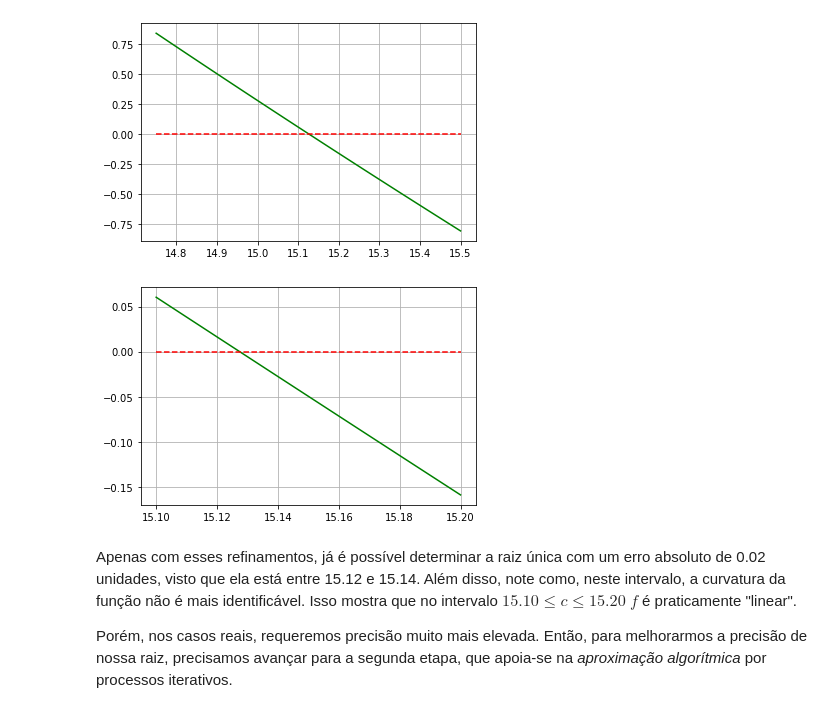
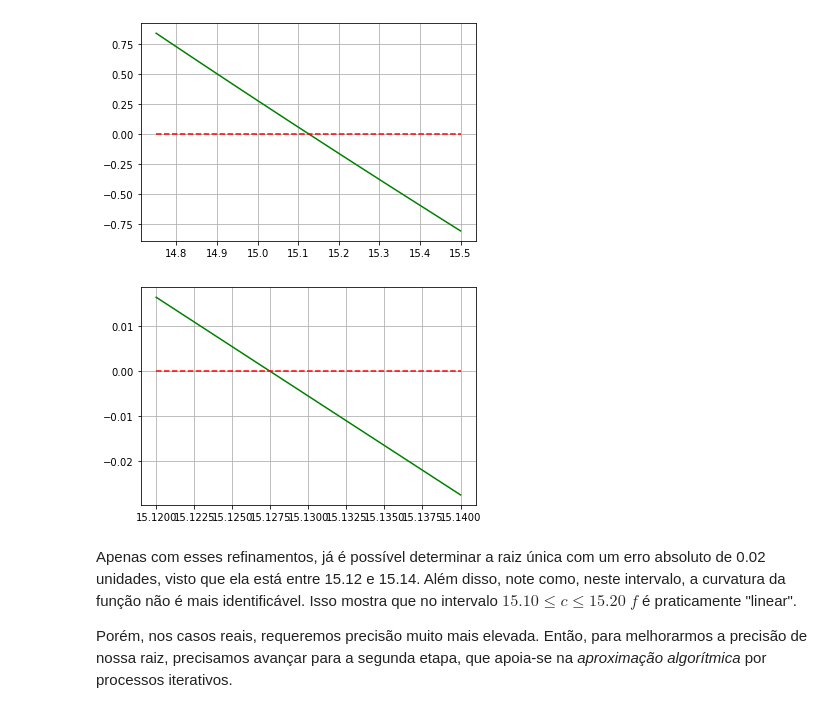
Before and after one commit to gcpeixoto/LVMN, a Jupyter notebook: _build/jupyter_execute/aula-03-analise-grafica.ipynb, the cells around one changed output. Drawn from its saved outputs; the diff is of its cells as text; code cells hidden in the pictures.

```diff
--- a/_build/jupyter_execute/aula-03-analise-grafica.ipynb
+++ b/_build/jupyter_execute/aula-03-analise-grafica.ipynb
@@ -116,15 +116,15 @@ plt.grid()
 [figure]
 # %%
 # Refinamento
-a,b = 15.1,15.2
+a,b = 15.12,15.14
 c = np.linspace(a,b,100)
 f = g*m/c*(1 - np.exp(-c/m*t)) - v
 
 plt.plot(c,f,'g-')
 plt.plot(c,0*c,'r--')
 plt.grid()
 # %% [output]
-[figure, old version]
+[figure, new version]
 # %% [markdown]
 Apenas com esses refinamentos, já é possível determinar a raiz única com um erro absoluto de 0.02 unidades, visto que ela está entre 15.12 e 15.14. Além disso, note como, neste intervalo, a curvatura da função não é mais identificável. Isso mostra que no intervalo $15.10 \leq c \leq 15.20$ $f$ é praticamente "linear".
 
```
Also changed, not shown: 46 other files.
